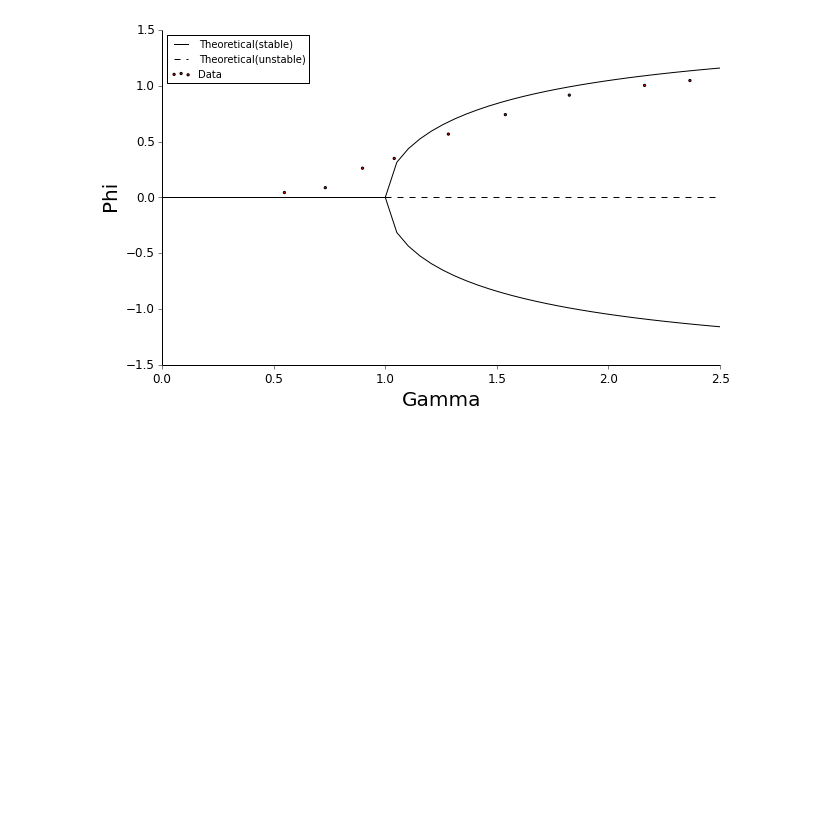
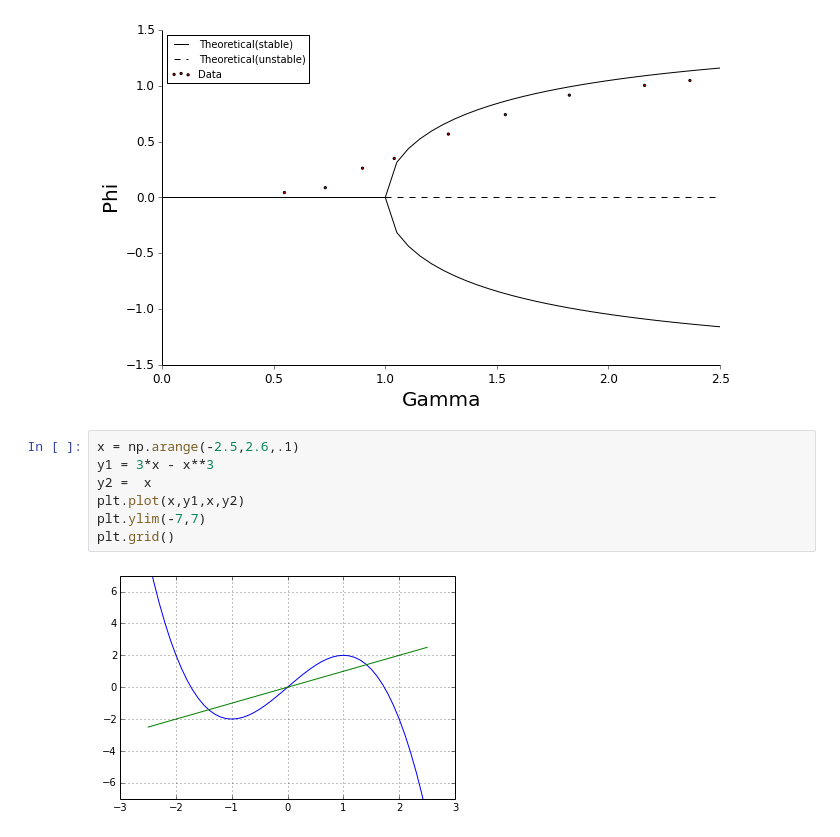
Before and after one commit to jparke08/PHYS202-S14, a Jupyter notebook: Graphics/NonlinearHW.ipynb, the cells around one changed output. Saved outputs shown, nothing was run; the diff lists cells and outputs as text; blank space fills up the shorter version.

```diff
--- a/Graphics/NonlinearHW.ipynb
+++ b/Graphics/NonlinearHW.ipynb
@@ -38,3 +36,12 @@ plt.legend(loc ='upper left',fontsize = 10)
 # %% [output]
 <matplotlib.legend.Legend at 0x...>
 [figure]
+# %%
+x = np.arange(-2.5,2.6,.1)
+y1 = 3*x - x**3
+y2 =  x
+plt.plot(x,y1,x,y2)
+plt.ylim(-7,7)
+plt.grid()
+# %% [output]
+[figure, added]
```
Also changed, not shown: parts of 1 cell of this notebook, 2 other files.
